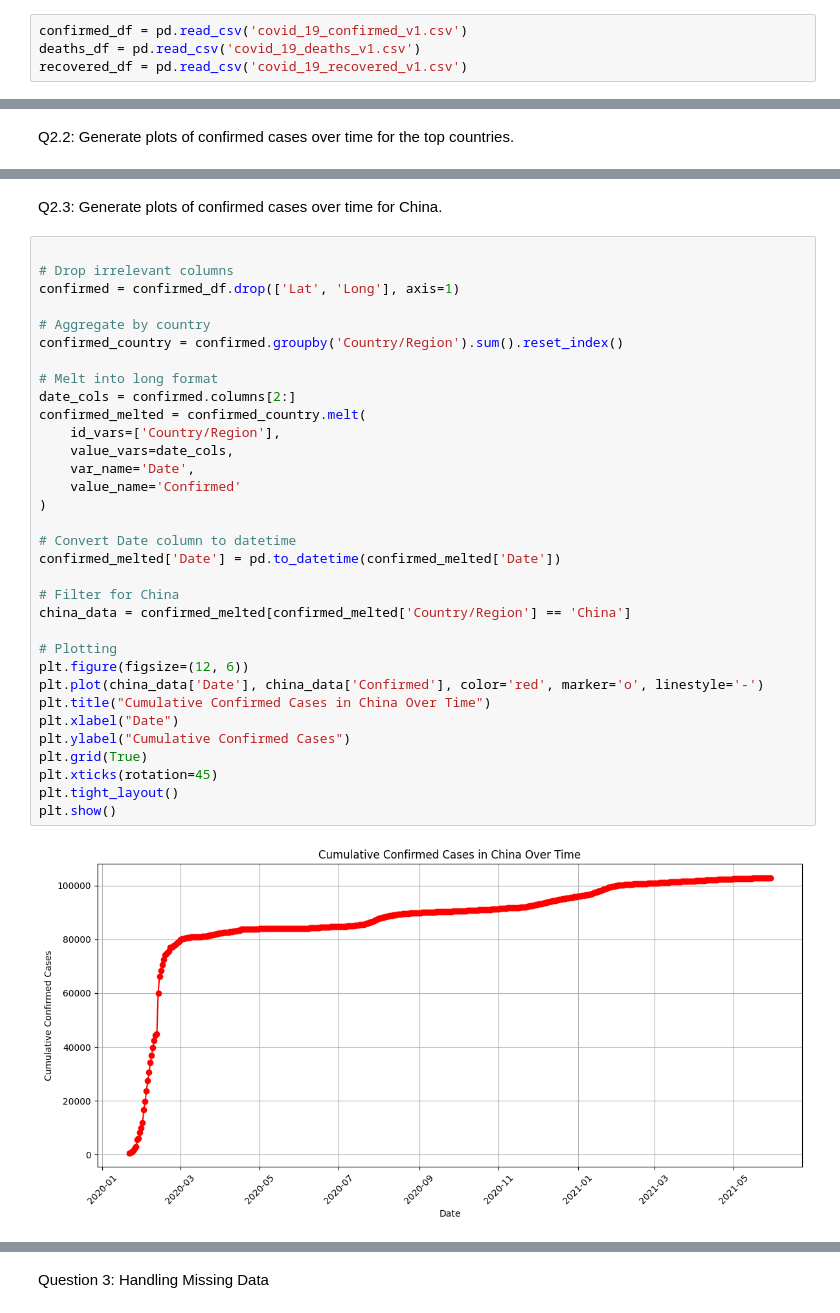
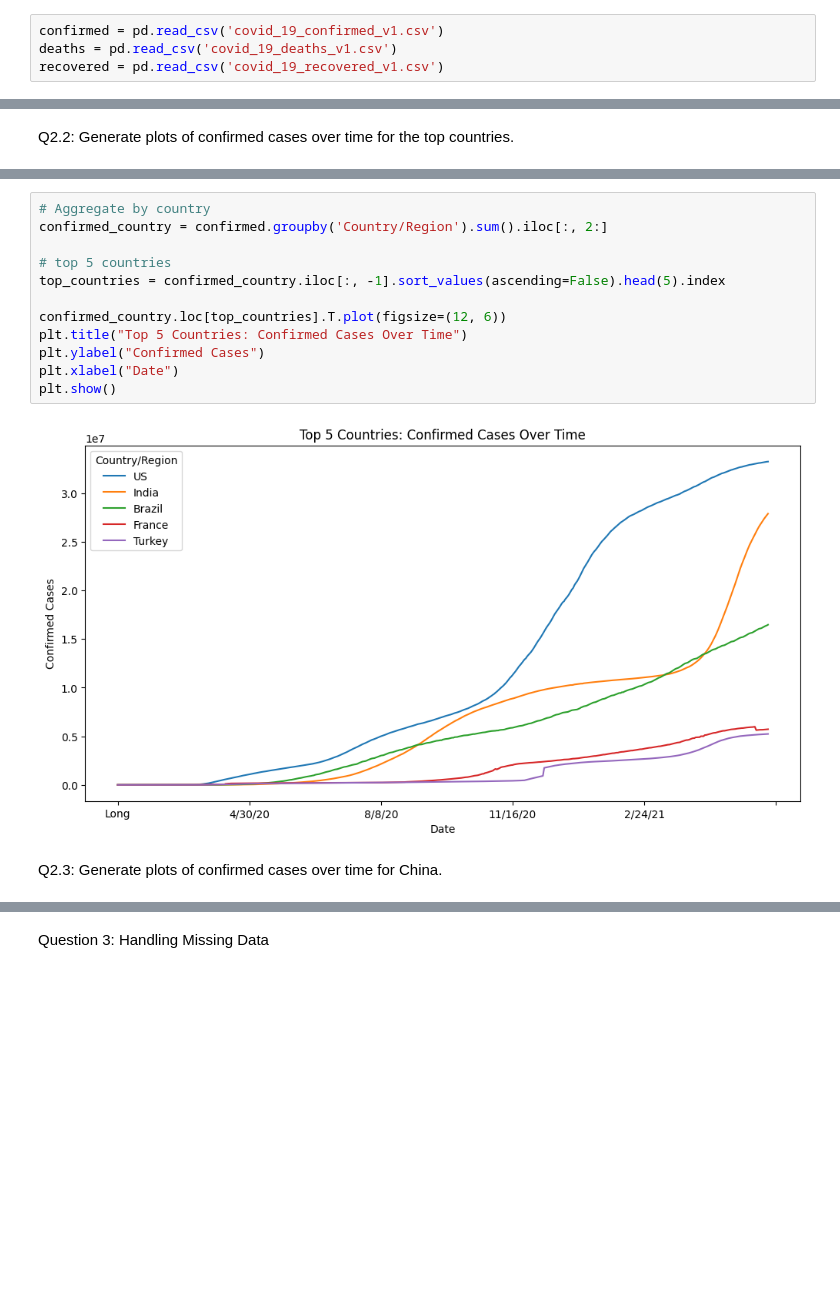
Before and after one commit to ajit421/COVID-19_Data_Analysis, a Jupyter notebook: COVID_19_Data_Analysis.ipynb, the cells around one changed output, grey strips where cells are left out. Drawn from its saved outputs; the diff is of its cells as text; blank space fills up the shorter version.

Commit message:
data

```diff
--- a/COVID_19_Data_Analysis.ipynb
+++ b/COVID_19_Data_Analysis.ipynb
@@ -7,9 +5,9 @@ import matplotlib.pyplot as plt
 # %% [markdown]
 Question 1: Data Loading
 # %%
-confirmed_df = pd.read_csv('covid_19_confirmed_v1.csv')
-deaths_df = pd.read_csv('covid_19_deaths_v1.csv')
-recovered_df = pd.read_csv('covid_19_recovered_v1.csv')
+confirmed = pd.read_csv('covid_19_confirmed_v1.csv')
+deaths = pd.read_csv('covid_19_deaths_v1.csv')
+recovered = pd.read_csv('covid_19_recovered_v1.csv')
 # %% [markdown]
 Q1.1: How do you load the COVID-19 datasets for confirmed cases, deaths, and recoveries into Python using Pandas?
 # %%
@@ -128,37 +73,16 @@ plt.show()
+# %%
+# Aggregate by country
+confirmed_country = confirmed.groupby('Country/Region').sum().iloc[:, 2:]
+
+# top 5 countries
+top_countries = confirmed_country.iloc[:, -1].sort_values(ascending=False).head(5).index
+
+confirmed_country.loc[top_countries].T.plot(figsize=(12, 6))
+plt.title("Top 5 Countries: Confirmed Cases Over Time")
+plt.ylabel("Confirmed Cases")
+plt.xlabel("Date")
+plt.show()
+# %% [output]
+[figure, added]
 # %% [markdown]
 Q2.3: Generate plots of confirmed cases over time for China.
-# %%
-
-# Drop irrelevant columns
-confirmed = confirmed_df.drop(['Lat', 'Long'], axis=1)
-
-# Aggregate by country
-confirmed_country = confirmed.groupby('Country/Region').sum().reset_index()
-
-# Melt into long format
-date_cols = confirmed.columns[2:]
-confirmed_melted = confirmed_country.melt(
-    id_vars=['Country/Region'],
-    value_vars=date_cols,
-    var_name='Date',
-    value_name='Confirmed'
-)
-
-# Convert Date column to datetime
-confirmed_melted['Date'] = pd.to_datetime(confirmed_melted['Date'])
-
-# Filter for China
-china_data = confirmed_melted[confirmed_melted['Country/Region'] == 'China']
-
-# Plotting
-plt.figure(figsize=(12, 6))
-plt.plot(china_data['Date'], china_data['Confirmed'], color='red', marker='o', linestyle='-')
-plt.title("Cumulative Confirmed Cases in China Over Time")
-plt.xlabel("Date")
-plt.ylabel("Cumulative Confirmed Cases")
-plt.grid(True)
-plt.xticks(rotation=45)
-plt.tight_layout()
-plt.show()
-# %% [output]
-[figure, removed]
```
Also changed, not shown: parts of 32 cells of this notebook.
